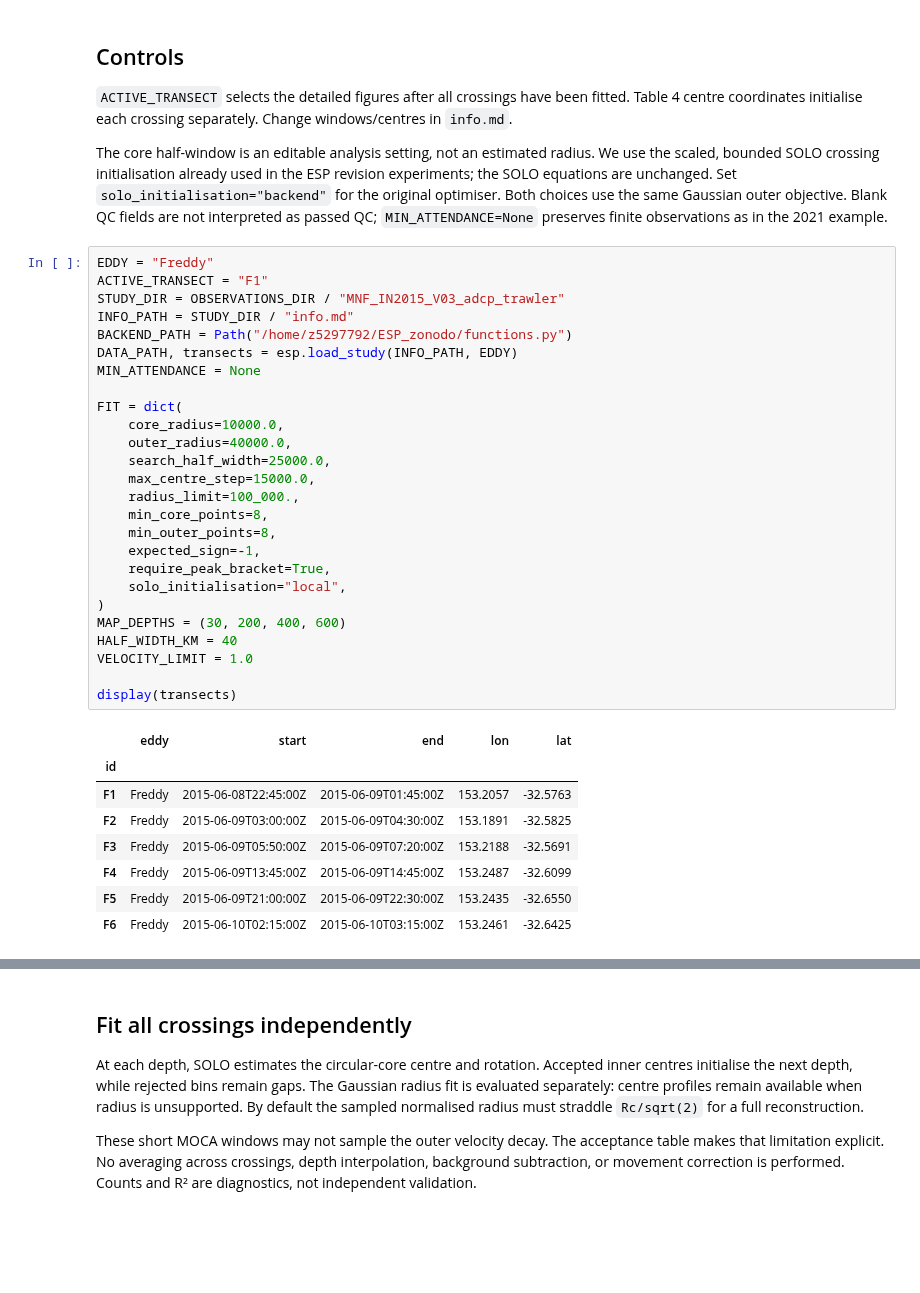
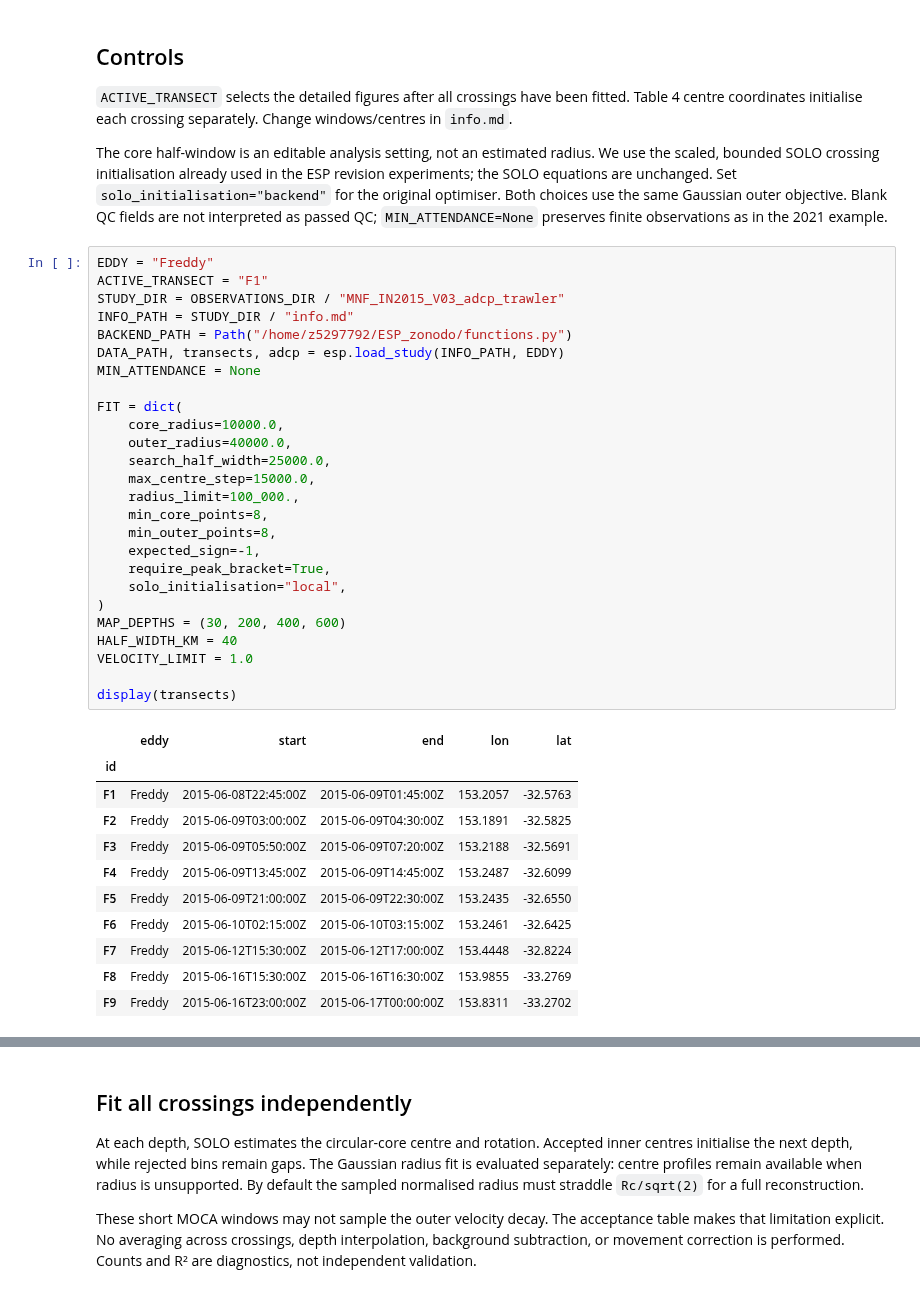
Before and after one commit to regdowse/UNSW-PhD, a Jupyter notebook: seacofs_eddy_tilt_analysis/observations/MNF_IN2015_V03_adcp_trawler/freddy_solo.ipynb, the cells around one changed output, grey strips where cells are left out. Drawn from its saved outputs; the diff is of its cells as text; blank space fills up the shorter version.

```diff
--- a/seacofs_eddy_tilt_analysis/observations/MNF_IN2015_V03_adcp_trawler/freddy_solo.ipynb
+++ b/seacofs_eddy_tilt_analysis/observations/MNF_IN2015_V03_adcp_trawler/freddy_solo.ipynb
@@ -36,32 +36,35 @@ ACTIVE_TRANSECT = "F1"
 STUDY_DIR = OBSERVATIONS_DIR / "MNF_IN2015_V03_adcp_trawler"
 INFO_PATH = STUDY_DIR / "info.md"
 BACKEND_PATH = Path("/home/z5297792/ESP_zonodo/functions.py")
-DATA_PATH, transects = esp.load_study(INFO_PATH, EDDY)
+DATA_PATH, transects, adcp = esp.load_study(INFO_PATH, EDDY)
 MIN_ATTENDANCE = None
 
 FIT = dict(
     core_radius=10000.0,
     outer_radius=40000.0,
     search_half_width=25000.0,
     max_centre_step=15000.0,
     radius_limit=100_000.,
     min_core_points=8,
     min_outer_points=8,
     expected_sign=-1,
     require_peak_bracket=True,
     solo_initialisation="local",
 )
 MAP_DEPTHS = (30, 200, 400, 600)
 HALF_WIDTH_KM = 40
 VELOCITY_LIMIT = 1.0
 
 display(transects)
 # %% [output]
 |  | eddy | start | end | lon | lat |
 | id |  |  |  |  |  |
 | F1 | Freddy | 2015-06-08T22:45:00Z | 2015-06-09T01:45:00Z | 153.2057 | -32.5763 |
 | F2 | Freddy | 2015-06-09T03:00:00Z | 2015-06-09T04:30:00Z | 153.1891 | -32.5825 |
 | F3 | Freddy | 2015-06-09T05:50:00Z | 2015-06-09T07:20:00Z | 153.2188 | -32.5691 |
 | F4 | Freddy | 2015-06-09T13:45:00Z | 2015-06-09T14:45:00Z | 153.2487 | -32.6099 |
 | F5 | Freddy | 2015-06-09T21:00:00Z | 2015-06-09T22:30:00Z | 153.2435 | -32.6550 |
 | F6 | Freddy | 2015-06-10T02:15:00Z | 2015-06-10T03:15:00Z | 153.2461 | -32.6425 |
+| F7 | Freddy | 2015-06-12T15:30:00Z | 2015-06-12T17:00:00Z | 153.4448 | -32.8224 |
+| F8 | Freddy | 2015-06-16T15:30:00Z | 2015-06-16T16:30:00Z | 153.9855 | -33.2769 |
+| F9 | Freddy | 2015-06-16T23:00:00Z | 2015-06-17T00:00:00Z | 153.8311 | -33.2702 |
```
Also changed, not shown: parts of 6 cells of this notebook, 3 other files.
